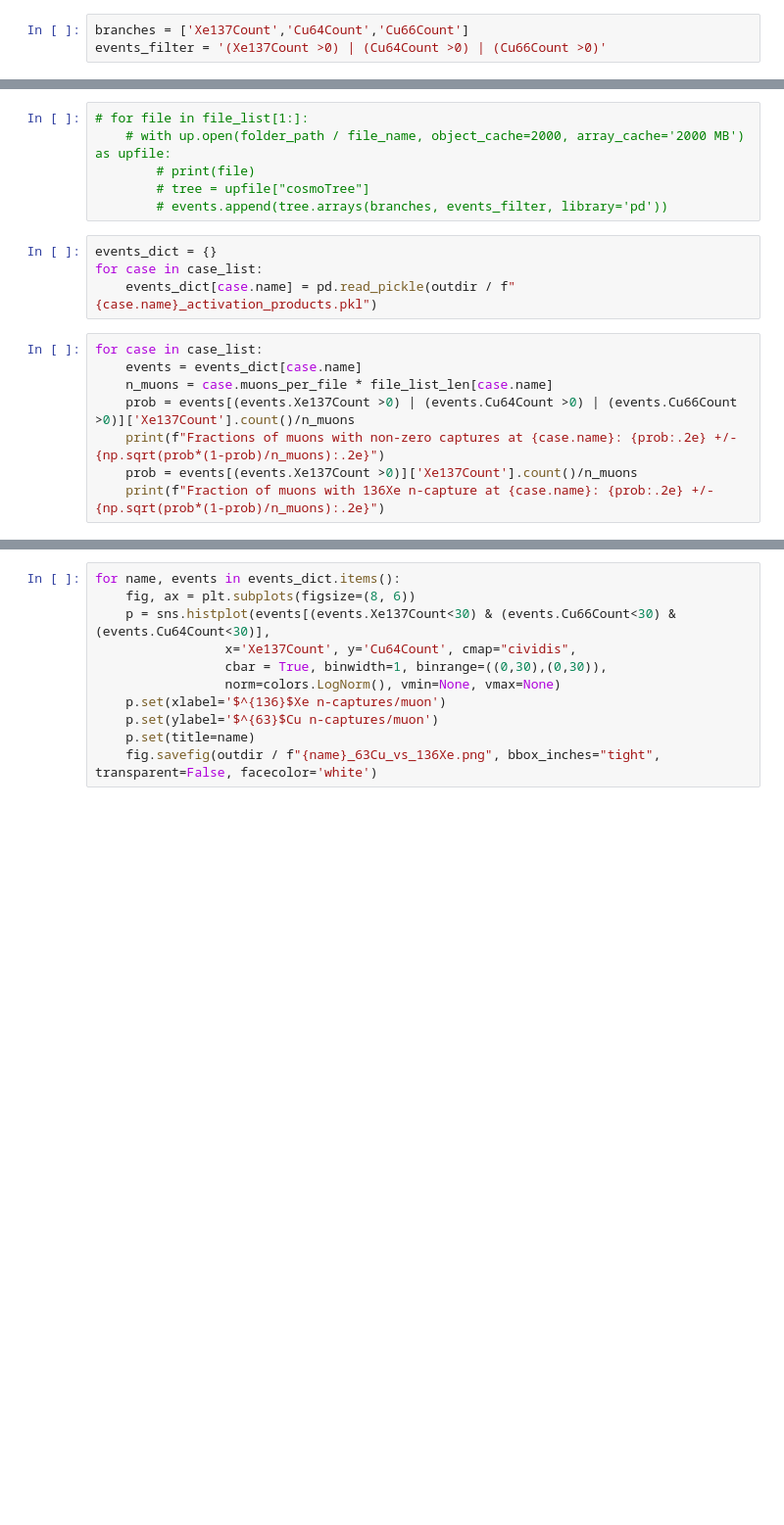
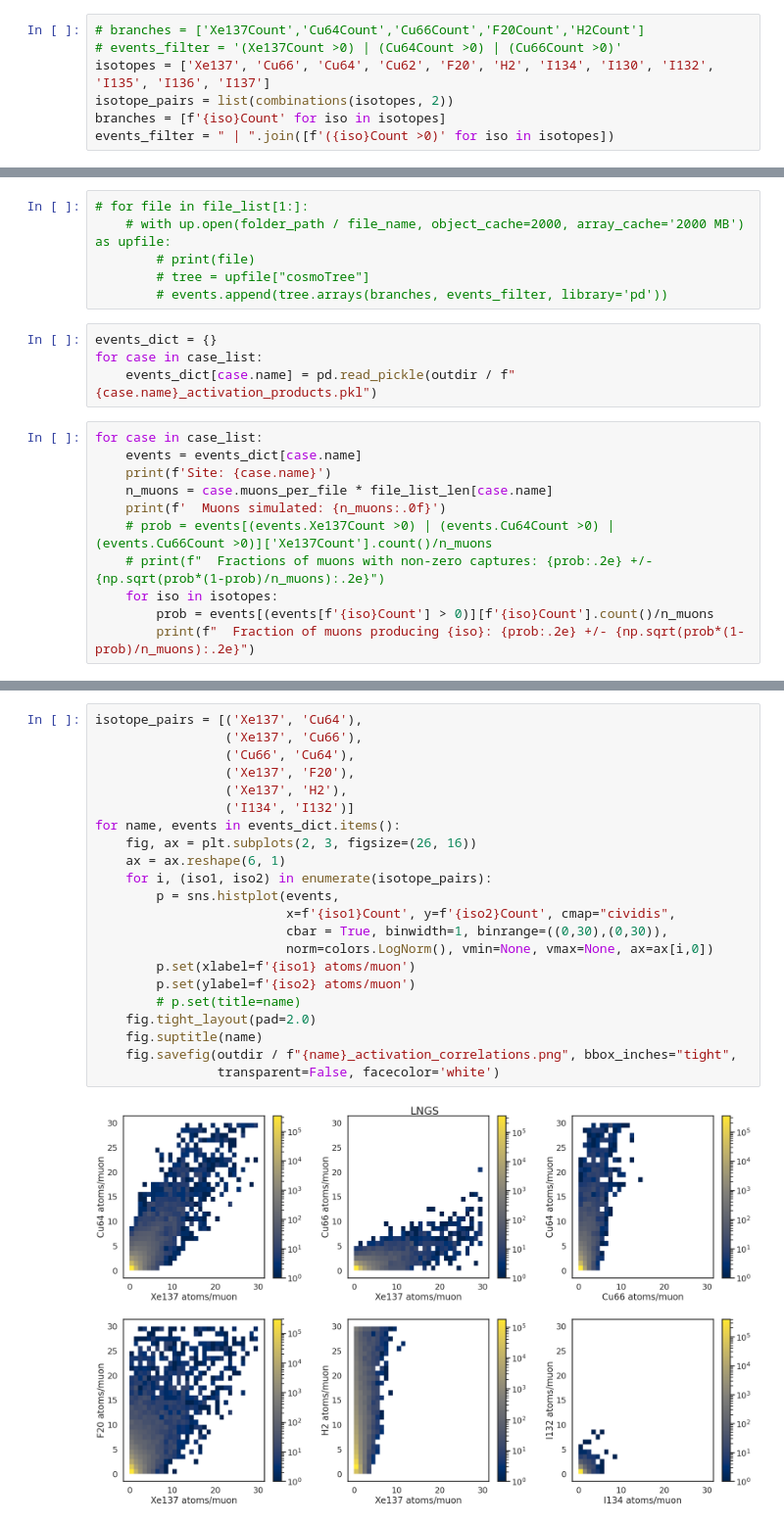
Before and after one commit to YMTheory/sensitivity, a Jupyter notebook: work/SensitivityPaper2020_scripts/SiteSelectionStudy/cosmogenic_simulations_correlations.ipynb, the cells around one changed output, grey strips where cells are left out. Shown at 98% size. Cells and saved outputs as stored; diff of their text form; blank space fills up the shorter version.

```diff
--- a/work/SensitivityPaper2020_scripts/SiteSelectionStudy/cosmogenic_simulations_correlations.ipynb
+++ b/work/SensitivityPaper2020_scripts/SiteSelectionStudy/cosmogenic_simulations_correlations.ipynb
@@ -26,5 +29,9 @@ case_list = [Scenario('LNGS',
 # %%
-branches = ['Xe137Count','Cu64Count','Cu66Count']
-events_filter = '(Xe137Count >0) | (Cu64Count >0) | (Cu66Count >0)'
+# branches = ['Xe137Count','Cu64Count','Cu66Count','F20Count','H2Count']
+# events_filter = '(Xe137Count >0) | (Cu64Count >0) | (Cu66Count >0)'
+isotopes = ['Xe137', 'Cu66', 'Cu64', 'Cu62', 'F20', 'H2', 'I134', 'I130', 'I132', 'I135', 'I136', 'I137']
+isotope_pairs = list(combinations(isotopes, 2))
+branches = [f'{iso}Count' for iso in isotopes]
+events_filter = " | ".join([f'({iso}Count >0)' for iso in isotopes])
 # %%
 %%time
@@ -66,8 +99,11 @@ for case in case_list:
 # %%
 for case in case_list:
     events = events_dict[case.name]
+    print(f'Site: {case.name}')
     n_muons = case.muons_per_file * file_list_len[case.name]
-    prob = events[(events.Xe137Count >0) | (events.Cu64Count >0) | (events.Cu66Count >0)]['Xe137Count'].count()/n_muons
-    print(f"Fractions of muons with non-zero captures at {case.name}: {prob:.2e} +/- {np.sqrt(prob*(1-prob)/n_muons):.2e}")
-    prob = events[(events.Xe137Count >0)]['Xe137Count'].count()/n_muons
-    print(f"Fraction of muons with 136Xe n-capture at {case.name}: {prob:.2e} +/- {np.sqrt(prob*(1-prob)/n_muons):.2e}")
+    print(f'  Muons simulated: {n_muons:.0f}')
+    # prob = events[(events.Xe137Count >0) | (events.Cu64Count >0) | (events.Cu66Count >0)]['Xe137Count'].count()/n_muons
+    # print(f"  Fractions of muons with non-zero captures: {prob:.2e} +/- {np.sqrt(prob*(1-prob)/n_muons):.2e}")
+    for iso in isotopes:
+        prob = events[(events[f'{iso}Count'] > 0)][f'{iso}Count'].count()/n_muons
+        print(f"  Fraction of muons producing {iso}: {prob:.2e} +/- {np.sqrt(prob*(1-prob)/n_muons):.2e}")
@@ -74,11 +128,24 @@ for case in case_list:
 # %%
+isotope_pairs = [('Xe137', 'Cu64'),
+                 ('Xe137', 'Cu66'),
+                 ('Cu66', 'Cu64'),
+                 ('Xe137', 'F20'),
+                 ('Xe137', 'H2'),
+                 ('I134', 'I132')]
 for name, events in events_dict.items():
-    fig, ax = plt.subplots(figsize=(8, 6))
-    p = sns.histplot(events[(events.Xe137Count<30) & (events.Cu66Count<30) & (events.Cu64Count<30)],
-                 x='Xe137Count', y='Cu64Count', cmap="cividis",
-                 cbar = True, binwidth=1, binrange=((0,30),(0,30)),
-                 norm=colors.LogNorm(), vmin=None, vmax=None)
-    p.set(xlabel='$^{136}$Xe n-captures/muon')
-    p.set(ylabel='$^{63}$Cu n-captures/muon')
-    p.set(title=name)
-    fig.savefig(outdir / f"{name}_63Cu_vs_136Xe.png", bbox_inches="tight", transparent=False, facecolor='white')
+    fig, ax = plt.subplots(2, 3, figsize=(26, 16))
+    ax = ax.reshape(6, 1)
+    for i, (iso1, iso2) in enumerate(isotope_pairs):
+        p = sns.histplot(events,
+                         x=f'{iso1}Count', y=f'{iso2}Count', cmap="cividis",
+                         cbar = True, binwidth=1, binrange=((0,30),(0,30)),
+                         norm=colors.LogNorm(), vmin=None, vmax=None, ax=ax[i,0])
+        p.set(xlabel=f'{iso1} atoms/muon')
+        p.set(ylabel=f'{iso2} atoms/muon')
+        # p.set(title=name)
+    fig.tight_layout(pad=2.0)
+    fig.suptitle(name)
+    fig.savefig(outdir / f"{name}_activation_correlations.png", bbox_inches="tight",
+                transparent=False, facecolor='white')
+# %% [output]
+[figure, added]
```
Also changed, not shown: parts of 8 cells of this notebook, 5 other files.
